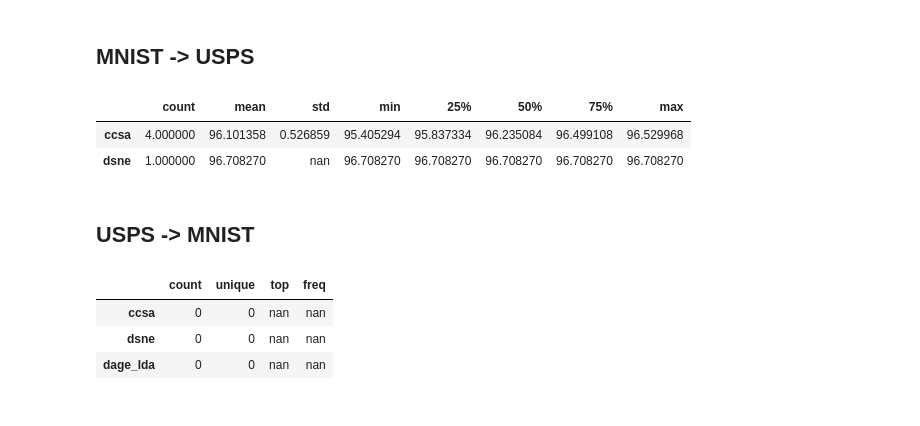
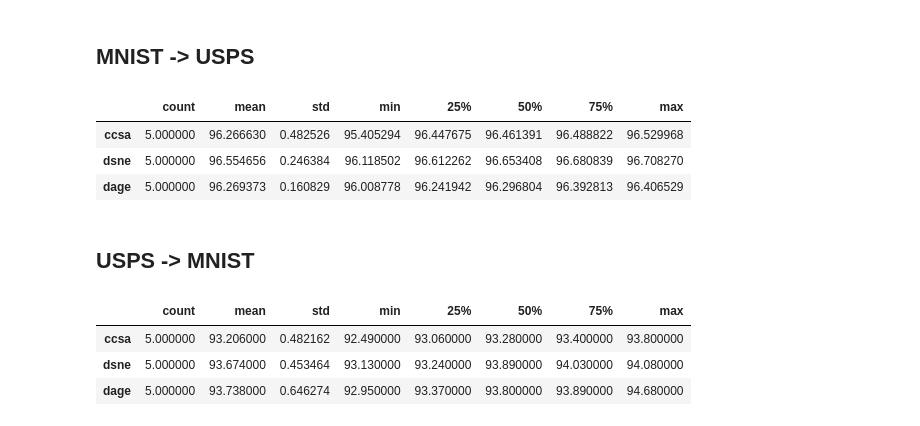
Before and after one commit to LukasHedegaard/dage, a Jupyter notebook: notebooks/results.ipynb, the cells around one changed output. Saved outputs shown, nothing was run; the diff lists cells and outputs as text; code cells hidden in the pictures.

```diff
--- a/notebooks/results.ipynb
+++ b/notebooks/results.ipynb
@@ -829,21 +829,22 @@ df_vgg16_tuned_proper.style.apply(highlight_max)
 # %%
 digits_mu = pd.concat([
     get_score_new(
         report_paths=load_cls_rep_paths_new(
             method=method,
             experiment_id=f'{method}_digits_mnist_usps',
         ),
         metric='recall',
         avg_types=['weighted avg'],
         map_col_name=lambda n: method
     )*100
-    for method in ["ccsa", "dsne", "dage_lda"]
+    for method in ["ccsa", "dsne", "dage"]
 ], sort=False)
 digits_mu.describe().T.style.apply(highlight_max)
 # %% [output]
 |  | count | mean | std | min | 25% | 50% | 75% | max |
-| ccsa | 4.000000 | 96.101358 | 0.526859 | 95.405294 | 95.837334 | 96.235084 | 96.499108 | 96.529968 |
-| dsne | 1.000000 | 96.708270 | nan | 96.708270 | 96.708270 | 96.708270 | 96.708270 | 96.708270 |
+| ccsa | 5.000000 | 96.266630 | 0.482526 | 95.405294 | 96.447675 | 96.461391 | 96.488822 | 96.529968 |
+| dsne | 5.000000 | 96.554656 | 0.246384 | 96.118502 | 96.612262 | 96.653408 | 96.680839 | 96.708270 |
+| dage | 5.000000 | 96.269373 | 0.160829 | 96.008778 | 96.241942 | 96.296804 | 96.392813 | 96.406529 |
 # %% [markdown]
 ## USPS -> MNIST
 # %%
@@ -857,11 +858,11 @@ digits_um = pd.concat([
         avg_types=['weighted avg'],
         map_col_name=lambda n: method
     )*100
-    for method in ["ccsa", "dsne", "dage_lda"]
+    for method in ["ccsa", "dsne", "dage"]
 ], sort=False)
 digits_um.describe().T.style.apply(highlight_max)
 # %% [output]
-|  | count | unique | top | freq |
-| ccsa | 0 | 0 | nan | nan |
-| dsne | 0 | 0 | nan | nan |
-| dage_lda | 0 | 0 | nan | nan |
+|  | count | mean | std | min | 25% | 50% | 75% | max |
+| ccsa | 5.000000 | 93.206000 | 0.482162 | 92.490000 | 93.060000 | 93.280000 | 93.400000 | 93.800000 |
+| dsne | 5.000000 | 93.674000 | 0.453464 | 93.130000 | 93.240000 | 93.890000 | 94.030000 | 94.080000 |
+| dage | 5.000000 | 93.738000 | 0.646274 | 92.950000 | 93.370000 | 93.800000 | 93.890000 | 94.680000 |
```
Also changed, not shown: parts of 2 cells of this notebook.
